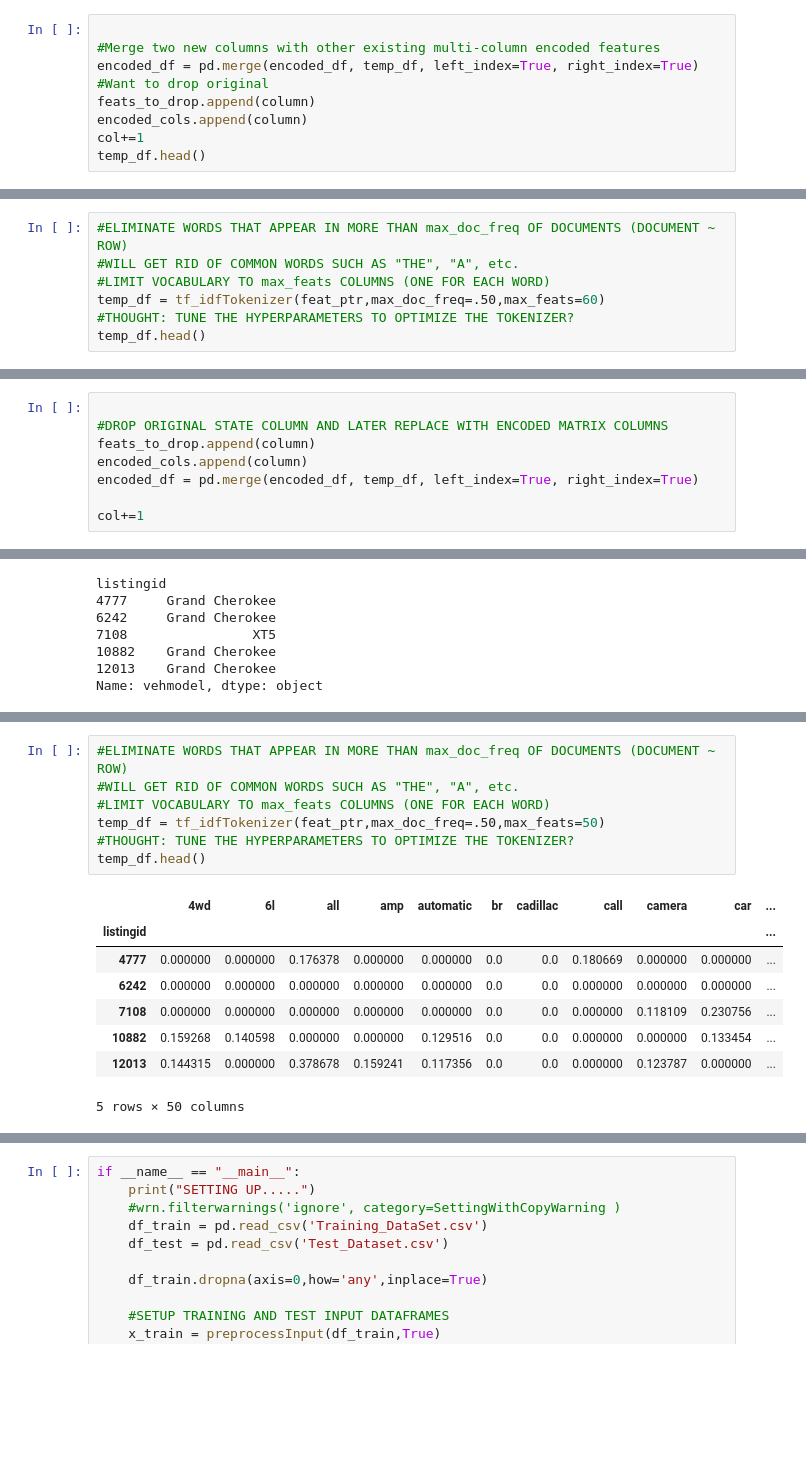
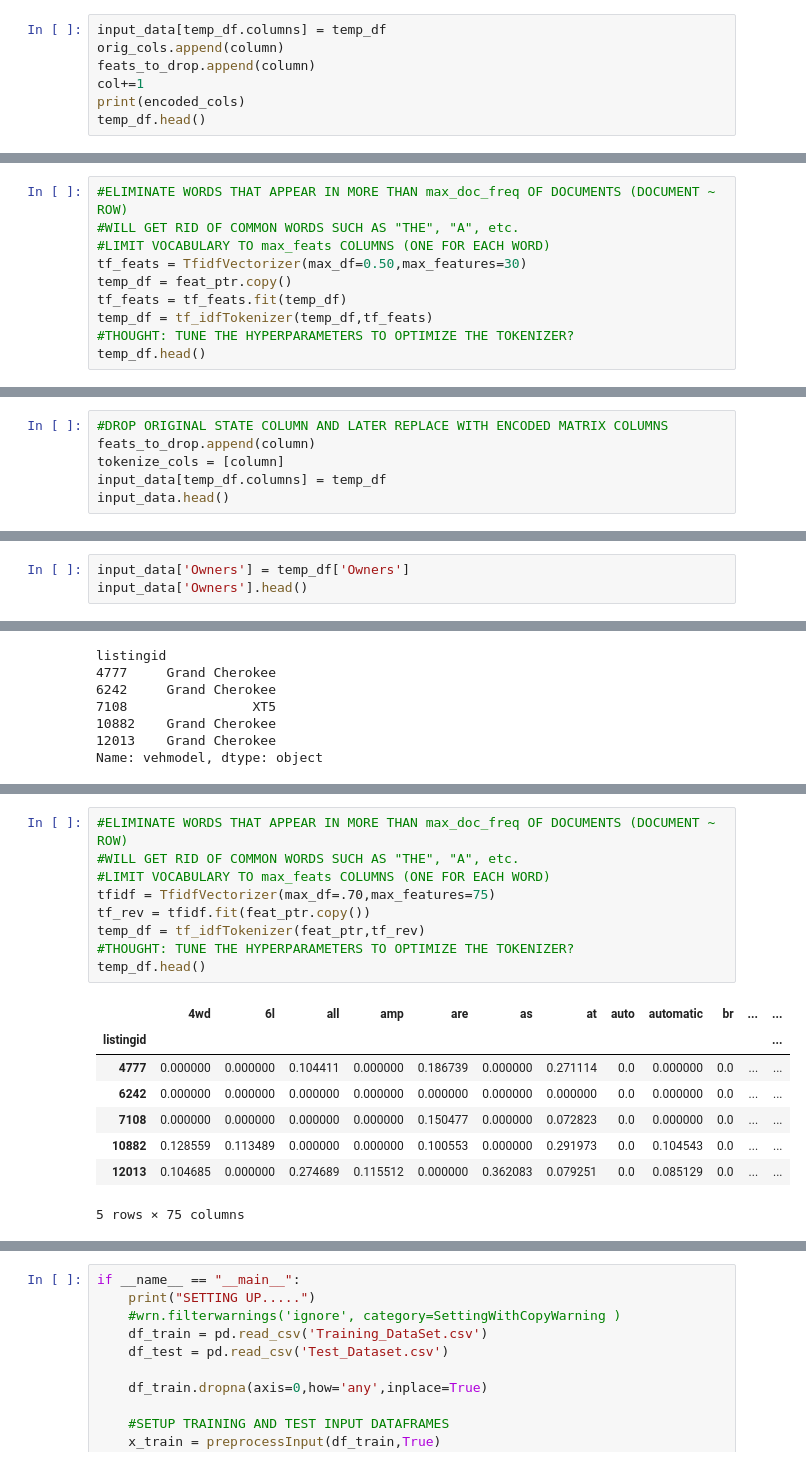
Before and after one commit to aflynn0213/vehicle_predictions, a Jupyter notebook: usedCarsPredictions.ipynb, the cells around one changed output, grey strips where cells are left out. Saved outputs shown, nothing was run; the diff lists cells and outputs as text; blank space fills up the shorter version.

```diff
--- a/usedCarsPredictions.ipynb
+++ b/usedCarsPredictions.ipynb
@@ -810,12 +757,10 @@ Cylinders
 0     113
 Name: count, dtype: int64
 # %%
-
-#Merge two new columns with other existing multi-column encoded features
-encoded_df = pd.merge(encoded_df, temp_df, left_index=True, right_index=True)
-#Want to drop original
+input_data[temp_df.columns] = temp_df
+orig_cols.append(column)
 feats_to_drop.append(column)
-encoded_cols.append(column)
 col+=1
+print(encoded_cols)
 temp_df.head()
 # %% [output]
@@ -841,7 +787,10 @@ Name: vehfeats, dtype: object
 #ELIMINATE WORDS THAT APPEAR IN MORE THAN max_doc_freq OF DOCUMENTS (DOCUMENT ~ ROW)
 #WILL GET RID OF COMMON WORDS SUCH AS "THE", "A", etc.
 #LIMIT VOCABULARY TO max_feats COLUMNS (ONE FOR EACH WORD)
-temp_df = tf_idfTokenizer(feat_ptr,max_doc_freq=.50,max_feats=60)
+tf_feats = TfidfVectorizer(max_df=0.50,max_features=30)
+temp_df = feat_ptr.copy()
+tf_feats = tf_feats.fit(temp_df)
+temp_df = tf_idfTokenizer(temp_df,tf_feats)
 #THOUGHT: TUNE THE HYPERPARAMETERS TO OPTIMIZE THE TOKENIZER?
 temp_df.head()
 # %% [output]
@@ -856,8 +805,6 @@ temp_df.head()
 # %%
-
 #DROP ORIGINAL STATE COLUMN AND LATER REPLACE WITH ENCODED MATRIX COLUMNS
 feats_to_drop.append(column)
-encoded_cols.append(column)
-encoded_df = pd.merge(encoded_df, temp_df, left_index=True, right_index=True)
-
-col+=1
+tokenize_cols = [column]
+input_data[temp_df.columns] = temp_df
+input_data.head()
@@ -923,0 +867,3 @@ Name: Owners, dtype: object
+# %%
+input_data['Owners'] = temp_df['Owners']
+input_data['Owners'].head()
@@ -1121,16 +1065,18 @@ Name: vehsellernotes, dtype: object
 # %%
 #ELIMINATE WORDS THAT APPEAR IN MORE THAN max_doc_freq OF DOCUMENTS (DOCUMENT ~ ROW)
 #WILL GET RID OF COMMON WORDS SUCH AS "THE", "A", etc.
 #LIMIT VOCABULARY TO max_feats COLUMNS (ONE FOR EACH WORD)
-temp_df = tf_idfTokenizer(feat_ptr,max_doc_freq=.50,max_feats=50)
+tfidf = TfidfVectorizer(max_df=.70,max_features=75)
+tf_rev = tfidf.fit(feat_ptr.copy())
+temp_df = tf_idfTokenizer(feat_ptr,tf_rev)
 #THOUGHT: TUNE THE HYPERPARAMETERS TO OPTIMIZE THE TOKENIZER?
 temp_df.head()
 # %% [output]
-|  | 4wd | 6l | all | amp | automatic | br | cadillac | call | camera | car | ... |
-| listingid |  |  |  |  |  |  |  |  |  |  | ... |
-| 4777 | 0.000000 | 0.000000 | 0.176378 | 0.000000 | 0.000000 | 0.0 | 0.0 | 0.180669 | 0.000000 | 0.000000 | ... |
-| 6242 | 0.000000 | 0.000000 | 0.000000 | 0.000000 | 0.000000 | 0.0 | 0.0 | 0.000000 | 0.000000 | 0.000000 | ... |
-| 7108 | 0.000000 | 0.000000 | 0.000000 | 0.000000 | 0.000000 | 0.0 | 0.0 | 0.000000 | 0.118109 | 0.230756 | ... |
-| 10882 | 0.159268 | 0.140598 | 0.000000 | 0.000000 | 0.129516 | 0.0 | 0.0 | 0.000000 | 0.000000 | 0.133454 | ... |
-| 12013 | 0.144315 | 0.000000 | 0.378678 | 0.159241 | 0.117356 | 0.0 | 0.0 | 0.000000 | 0.123787 | 0.000000 | ... |
+|  | 4wd | 6l | all | amp | are | as | at | auto | automatic | br | ... | ... |
+| listingid |  |  |  |  |  |  |  |  |  |  |  | ... |
+| 4777 | 0.000000 | 0.000000 | 0.104411 | 0.000000 | 0.186739 | 0.000000 | 0.271114 | 0.0 | 0.000000 | 0.0 | ... | ... |
+| 6242 | 0.000000 | 0.000000 | 0.000000 | 0.000000 | 0.000000 | 0.000000 | 0.000000 | 0.0 | 0.000000 | 0.0 | ... | ... |
+| 7108 | 0.000000 | 0.000000 | 0.000000 | 0.000000 | 0.150477 | 0.000000 | 0.072823 | 0.0 | 0.000000 | 0.0 | ... | ... |
+| 10882 | 0.128559 | 0.113489 | 0.000000 | 0.000000 | 0.100553 | 0.000000 | 0.291973 | 0.0 | 0.104543 | 0.0 | ... | ... |
+| 12013 | 0.104685 | 0.000000 | 0.274689 | 0.115512 | 0.000000 | 0.362083 | 0.079251 | 0.0 | 0.085129 | 0.0 | ... | ... |
-5 rows × 50 columns
+5 rows × 75 columns
```
Also changed, not shown: parts of 69 cells of this notebook.
